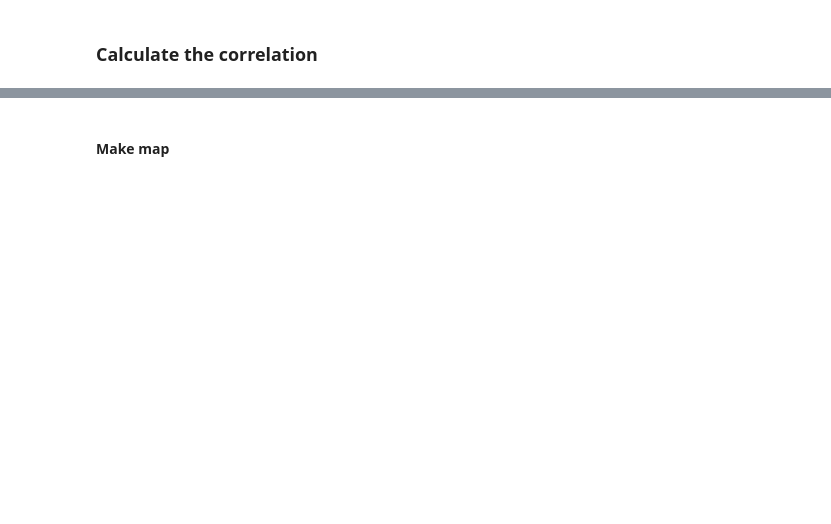
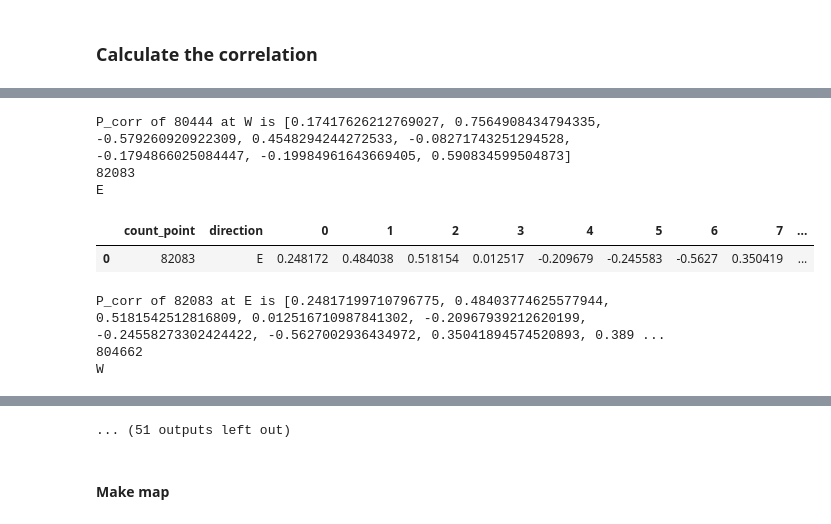
Before and after one commit to YueLi-0816/data_paper, a Jupyter notebook: Traffic_counts_read.ipynb, the cells around one changed output, grey strips where cells are left out. Saved outputs shown, nothing was run; the diff lists cells and outputs as text; code cells hidden in the pictures; blank space fills up the shorter version.

```diff
--- a/Traffic_counts_read.ipynb
+++ b/Traffic_counts_read.ipynb
@@ -280,8 +263,0 @@ d1w1[['count_point_id', 'siteId', 'date']]
-# %%
-cp = raw_counts.loc[raw_counts.count_point_id==40924]
-cp_dates = cp.loc[cp.count_date>'2019-09-30', 'count_date'].unique().tolist()
-cp_time = cp.hour.unique().tolist()
-
-cp_sensors = d1w1.loc[d1w1.count_point_id==40924,'siteId'].tolist()
-for sensor in cp_sensors:
-    sensor_df = pd.read_csv('SCOOT/data_470_hourly/'+ sensor + '.csv')
@@ -292,8 +263,0 @@ cp_sensors
-# %%
-sensor = 'GC185A_S'
-sensor_df = pd.read_csv('SCOOT/data_470_hourly/'+ sensor + '.csv')
-sensor_df = sensor_df[sensor_df.date.isin(cp_dates)]
-sensor_df = sensor_df[sensor_df.time.isin(cp_time)]
-#only select oneway for countpoint
-cp_df = cp[cp.count_date.isin(cp_dates)].loc[cp.direction_of_travel=='E'].sort_values(by=['count_date','hour'])
-sensor_df['flow'].corr(cp_df['all_motor_vehicles'])
@@ -334,0 +280,55 @@ cp_df[['count_date','hour','direction_of_travel','all_motor_vehicles']]
+# %%
+corr_list_all = []
+for count_point in intersection_dis.count_point_id.unique():
+    print(count_point)
+    cp = raw_counts.loc[raw_counts.count_point_id==count_point]
+    cp_dates = cp.loc[cp.count_date>'2019-09-30', 'count_date'].unique().tolist()
+    cp_time = cp.hour.unique().tolist()
+
+    #only select oneway for countpoint
+
+    #cp_df = cp[cp.count_date.isin(cp_dates)].loc[cp.direction_of_travel=='E'].sort_values(by=['count_date','hour'])
+    cp_df = cp[cp.count_date.isin(cp_dates)].sort_values(by=['count_date','hour'])
+
+    for direct in cp_df.direction_of_travel.unique():
+        print(direct)
+        cp_df_direct = cp_df.loc[cp_df.direction_of_travel==direct]
+        cp_sensors = intersection_dis.loc[intersection_dis.count_point_id==count_point,'siteId'].tolist()
+        sensors_group = []
+        corr_list = []
+        for sensor in cp_sensors:
+            sensor_df = pd.read_csv('SCOOT/data_470_hourly/'+ sensor + '.csv')
+            sensor_df = sensor_df[sensor_df.date.isin(cp_dates)]
+            sensor_df = sensor_df[sensor_df.time.isin(cp_time)]
+
+            #sensor_df['flow'].corr(cp_df['all_motor_vehicles'])
+            P_corr = pearsonr(sensor_df['flow'], cp_df_direct['all_motor_vehicles'])[0]
+            S_corr = spearmanr(sensor_df['flow'], cp_df_direct['all_motor_vehicles'])[0]
+            corr_list.append(P_corr)
+#             if P_corr > 0.75:
+#                 print('P_corr between '+str(count_point)+' and '+sensor+' at '+direct+' is '+str(P_corr))
+
+            #calculate the average flow of multiple sensors
+            sensors_group.append(sensor_df.reset_index(drop=True))
+
+        sensors_df = pd.concat(sensors_group, axis=1)
+        sensors_mean = sensors_df[['flow']].mean(axis=1)
+        P_corr_mean = pearsonr(sensors_mean, cp_df_direct['all_motor_vehicles'])[0]
+        S_corr_mean = spearmanr(sensors_mean, cp_df_direct['all_motor_vehicles'])[0]
+
+        #Create dataframe of each cp and direction
+        corr_list.append(P_corr_mean)
+        corr_df1 = pd.DataFrame([[count_point, direct]], columns=['count_point', 'direction'])
+        corr_df2 = pd.DataFrame(columns=range(len(cp_sensors)+1))
+        corr_df2.loc[0] = corr_list
+        corr_df = pd.concat([corr_df1, corr_df2],axis=1)
+        display(corr_df)
+
+        corr_list_all.append(corr_df)
+        print('P_corr of '+str(count_point)+' at '+direct+' is '+str(corr_list))
+#         if P_corr_mean > 0.75:
+#             print('P_corr between '+str(count_point)+' and all the sensors at '+direct+' is '+str(P_corr_mean))
+
+corr_df_all = pd.concat(corr_list_all, ignore_index=True, sort=False)
+corr_df_all
+# %% [output]
@@ -334,0 +354,8 @@ cp_df[['count_date','hour','direction_of_travel','all_motor_vehicles']]
+P_corr of 80444 at W is [0.17417626212769027, 0.7564908434794335, -0.579260920922309, 0.4548294244272533, -0.08271743251294528, -0.1794866025084447, -0.19984961643669405, 0.590834599504873]
+82083
+E
+|  | count_point | direction | 0 | 1 | 2 | 3 | 4 | 5 | 6 | 7 | ... |
+| 0 | 82083 | E | 0.248172 | 0.484038 | 0.518154 | 0.012517 | -0.209679 | -0.245583 | -0.5627 | 0.350419 | ... |
+P_corr of 82083 at E is [0.24817199710796775, 0.48403774625577944, 0.5181542512816809, 0.012516710987841302, -0.20967939212620199, -0.24558273302424422, -0.5627002936434972, 0.35041894574520893, 0.389 ...
+804662
+W
@@ -335,3 +364,4 @@ cp_df[['count_date','hour','direction_of_travel','all_motor_vehicles']]
+... (51 outputs left out)
 # %% [markdown]
 #### Make map
 # %%
```
Also changed, not shown: parts of 8 cells of this notebook.
